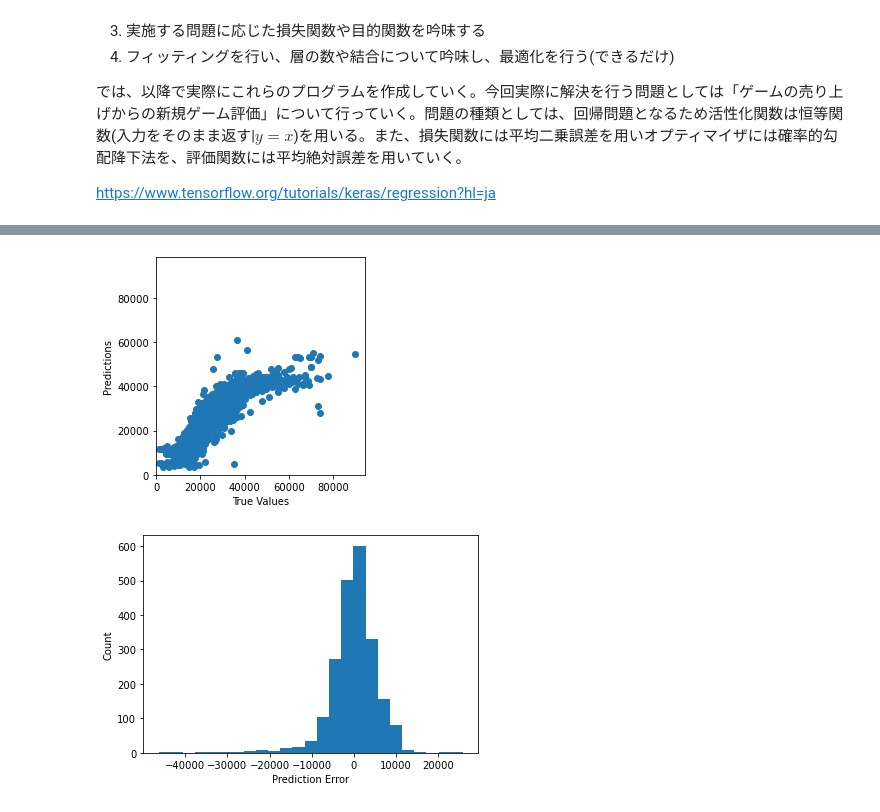
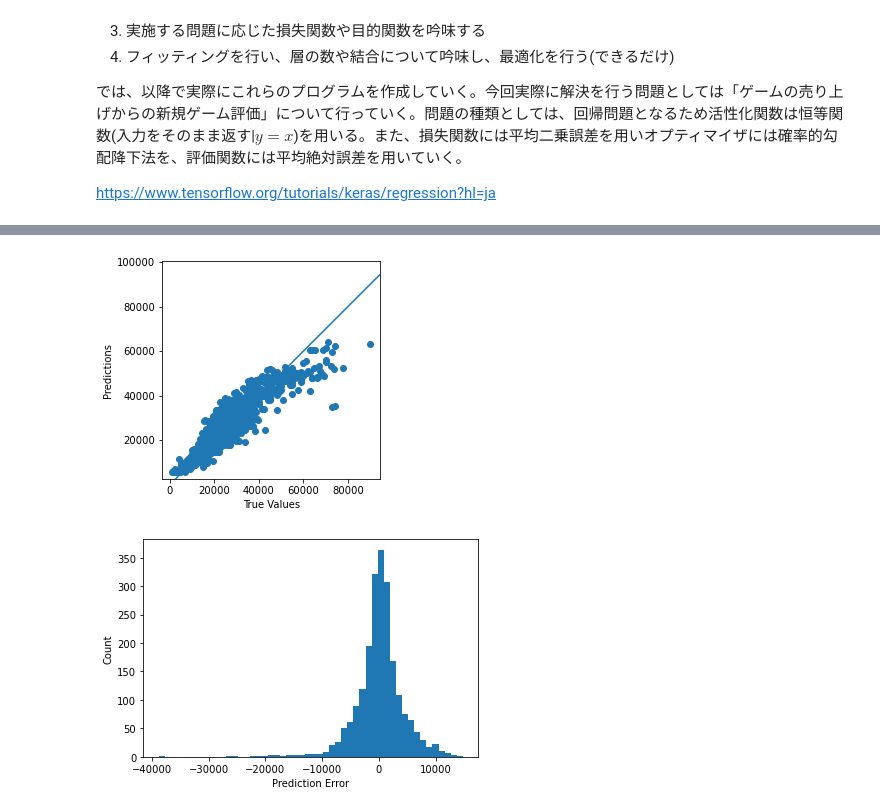
Before and after one commit to zundamochiiii/Keras_deeplearning, a Jupyter notebook: DeepLearning_fromZero/NeuralNetwork.ipynb, the cells around one changed output, grey strips where cells are left out. Drawn from its saved outputs; the diff is of its cells as text; code cells hidden in the pictures.

```diff
--- a/DeepLearning_fromZero/NeuralNetwork.ipynb
+++ b/DeepLearning_fromZero/NeuralNetwork.ipynb
@@ -332,13 +333,14 @@ def regressionModel():
     model.add(Dense(1))
 
     #モデルのコンパイル(mse:平均二乗誤差, sgd:確率的勾配降下法, mae:平均絶対誤差)
-    model.compile(loss="mse", optimizer="rmsprop",metrics=["mae"])
+    model.compile(loss="mse", optimizer="rmsprop",metrics=["mae","mse"])
     model.summary()
 
     return model
 
 model = regressionModel()
 
-model.fit(normed_train_data ,train_labels, epochs=10, batch_size=32,verbose=0)
+# 学習データのうち２割を検証用に使う(validation_split)
+history = model.fit(normed_train_data ,train_labels, validation_split = 0.2, epochs=100, batch_size=32,verbose=0)
 score = model.evaluate(normed_test_data, test_labels, batch_size=1)
 # %% [output]
@@ -360,20 +402,23 @@ _________________________________________________________________
 # %%
+# モデルを使った予測
 test_predictions = model.predict(normed_test_data).flatten()
 
+# 誤差を図示する
 plt.scatter(test_labels, test_predictions)
 plt.xlabel('True Values')
 plt.ylabel('Predictions')
-plt.axis('equal')
-plt.axis('square')
-plt.xlim([0,plt.xlim()[1]])
-plt.ylim([0,plt.ylim()[1]])
-_ = plt.plot([-100, 100], [-100, 100])
+plt.axis('equal')  #アスペクト比を1:1に
+plt.axis('square') #正方形のプロット
+#plt.xlim([0,plt.xlim()[1]])
+#plt.ylim([0,plt.ylim()[1]])
+_ = plt.plot([-100000, 100000], [-100000, 100000]) #直線表示
 # %% [output]
-[figure, old version]
+[figure, new version]
 # %%
-error = test_predictions - test_labels
-plt.hist(error, bins = 25)
+# モデルを使った予測(誤差の分布)
+error = test_predictions - test_labels #誤差 = 予測値 - 正解(ラベル)
+plt.hist(error, bins = 50)
 plt.xlabel("Prediction Error")
 _ = plt.ylabel("Count")
 # %% [output]
-[figure, old version]
+[figure, new version]
```
Also changed, not shown: parts of 21 cells of this notebook.
